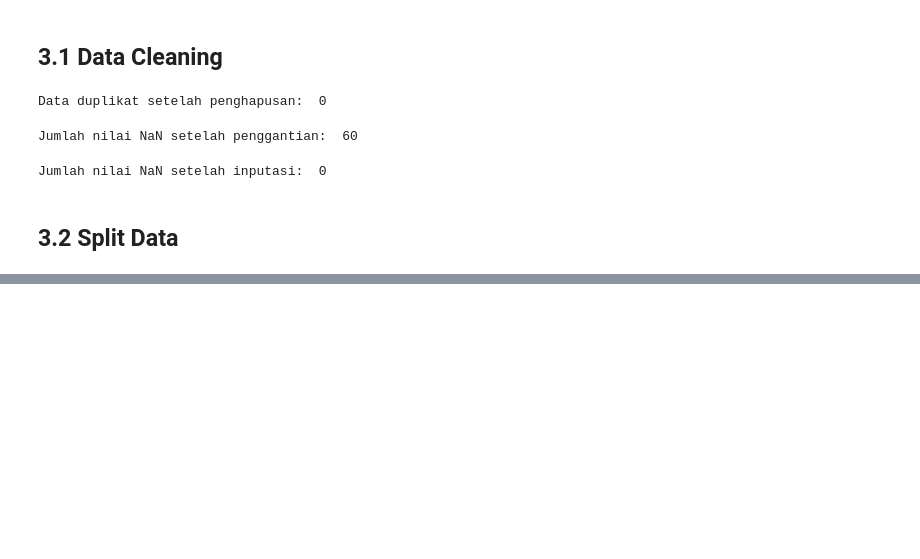
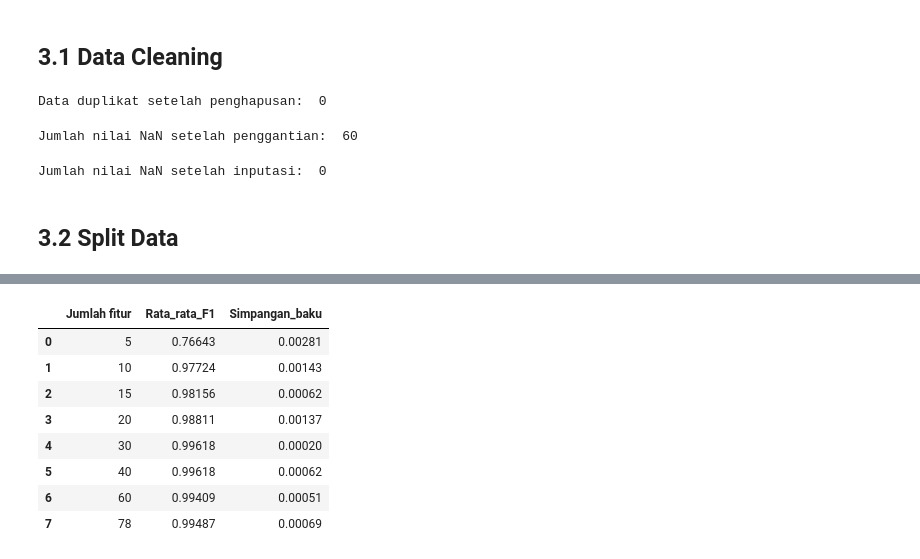
Before and after one commit to qolyubmir24/ML, a Jupyter notebook: ML.ipynb, the cells around one changed output, grey strips where cells are left out. Drawn from its saved outputs; the diff is of its cells as text; code cells hidden in the pictures; blank space fills up the shorter version.

```diff
--- a/ML.ipynb
+++ b/ML.ipynb
@@ -267,0 +201,8 @@ print(df_train.shape, df_test.shape)
+# %%
+# Memisahkan data training menjadi data berlabel (20%) dan data tanpa label (80%) dengan stratifikasi agar proporsi kelas tetap terjaga
+X_labeled, X_unlabeled, y_labeled, _ = train_test_split(
+    X_train, y_train, train_size=0.20,
+    stratify=y_train, random_state=42
+)
+print(f"Training berlabel:   {len(X_labeled):,} baris")
+print(f"Training tanpa label: {len(X_unlabeled):,} baris")
@@ -267,0 +228,65 @@ print(df_train.shape, df_test.shape)
+# %%
+# Mengevaluasi model dengan cross-validation untuk setiap kandidat jumlah fitur
+rekap_cv = []
+
+for nomor_fold, (idx_train, idx_valid) in enumerate(
+    cv_fs.split(X_labeled, y_labeled), start=1
+):
+    X_fold_train = X_labeled.iloc[idx_train]
+    X_fold_valid = X_labeled.iloc[idx_valid]
+    y_fold_train = y_labeled.iloc[idx_train]
+    y_fold_valid = y_labeled.iloc[idx_valid]
+
+    # Imputasi hanya dipelajari dari bagian training fold.
+    imputer_fold = SimpleImputer(
+        strategy="median",
+        keep_empty_features=True
+    )
+    Xtr = imputer_fold.fit_transform(X_fold_train)
+    Xval = imputer_fold.transform(X_fold_valid)
+
+    # Peringkat fitur hanya dihitung dari training fold berlabel.
+    skor_mi = mutual_info_classif(
+        Xtr, y_fold_train,
+        random_state=42
+    )
+    urutan_fitur = np.argsort(skor_mi)[::-1]
+
+    for k in K_CANDIDATES:
+        indeks_pilihan = urutan_fitur[:k]
+
+        scaler_fold = StandardScaler()
+        Xtr_scaled = scaler_fold.fit_transform(Xtr[:, indeks_pilihan])
+        Xval_scaled = scaler_fold.transform(Xval[:, indeks_pilihan])
+
+        model_fold = LogisticRegression(max_iter=500, random_state=42)
+        model_fold.fit(Xtr_scaled, y_fold_train)
+        pred_valid = model_fold.predict(Xval_scaled)
+
+        rekap_cv.append({
+            "Fold": nomor_fold,
+            "Jumlah fitur": k,
+            "F1 DDoS": f1_score(
+                y_fold_valid, pred_valid,
+                pos_label=1, zero_division=0
+            )
+        })
+
+hasil_cv_detail = pd.DataFrame(rekap_cv)
+ringkasan_cv = (
+    hasil_cv_detail.groupby("Jumlah fitur")["F1 DDoS"]
+    .agg(Rata_rata_F1="mean", Simpangan_baku="std")
+    .reset_index()
+)
+
+display(ringkasan_cv.round(5))
+# %% [output]
+|  | Jumlah fitur | Rata_rata_F1 | Simpangan_baku |
+| 0 | 5 | 0.76643 | 0.00281 |
+| 1 | 10 | 0.97724 | 0.00143 |
+| 2 | 15 | 0.98156 | 0.00062 |
+| 3 | 20 | 0.98811 | 0.00137 |
+| 4 | 30 | 0.99618 | 0.00020 |
+| 5 | 40 | 0.99618 | 0.00062 |
+| 6 | 60 | 0.99409 | 0.00051 |
+| 7 | 78 | 0.99487 | 0.00069 |
```
Also changed, not shown: parts of 31 cells of this notebook.
